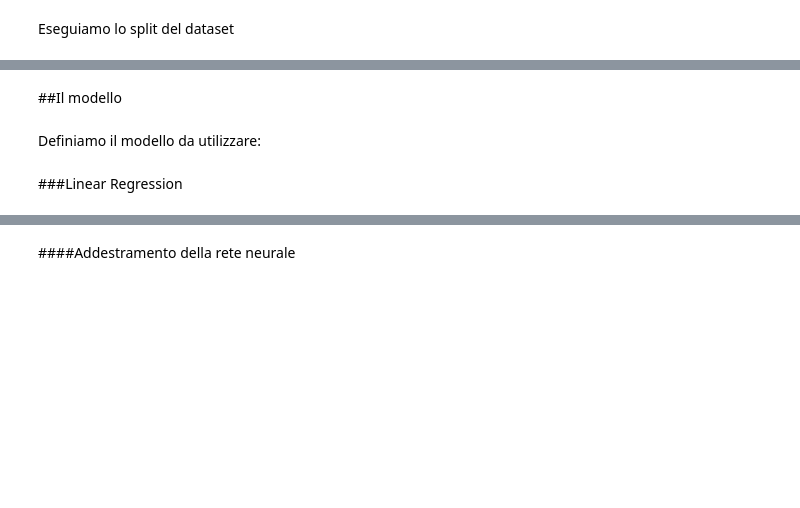
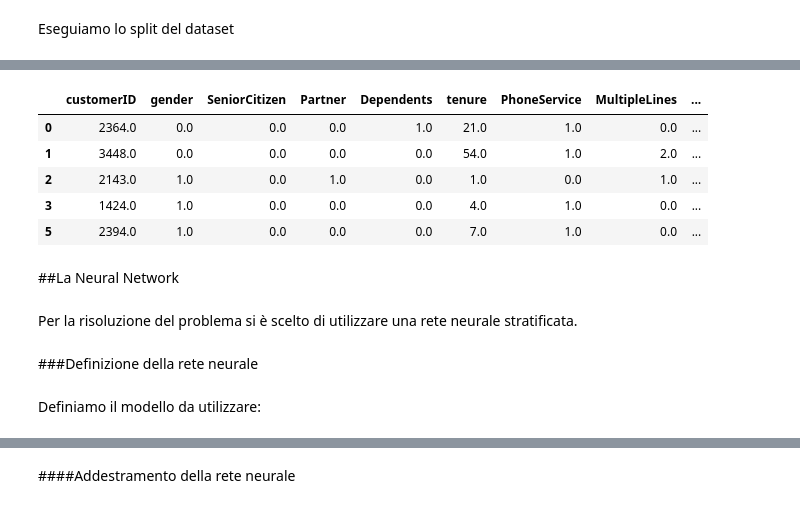
Before and after one commit to rirolli/TelcoChurn, a Jupyter notebook: TelcoChurn.ipynb, the cells around one changed output, grey strips where cells are left out. Saved outputs shown, nothing was run; the diff lists cells and outputs as text; code cells hidden in the pictures; blank space fills up the shorter version.

```diff
--- a/TelcoChurn.ipynb
+++ b/TelcoChurn.ipynb
@@ -284,6 +310,17 @@ print(val_X.shape)
-# %% [markdown]
-##Il modello
+# %%
+telco_data.head()
+# %% [output]
+|  | customerID | gender | SeniorCitizen | Partner | Dependents | tenure | PhoneService | MultipleLines | ... |
+| 0 | 2364.0 | 0.0 | 0.0 | 0.0 | 1.0 | 21.0 | 1.0 | 0.0 | ... |
+| 1 | 3448.0 | 0.0 | 0.0 | 0.0 | 0.0 | 54.0 | 1.0 | 2.0 | ... |
+| 2 | 2143.0 | 1.0 | 0.0 | 1.0 | 0.0 | 1.0 | 0.0 | 1.0 | ... |
+| 3 | 1424.0 | 1.0 | 0.0 | 0.0 | 0.0 | 4.0 | 1.0 | 0.0 | ... |
+| 5 | 2394.0 | 1.0 | 0.0 | 0.0 | 0.0 | 7.0 | 1.0 | 0.0 | ... |
+# %% [markdown]
+##La Neural Network
+# %% [markdown]
+Per la risoluzione del problema si è scelto di utilizzare una rete neurale stratificata.
+# %% [markdown]
+###Definizione della rete neurale
 # %% [markdown]
 Definiamo il modello da utilizzare:
-# %% [markdown]
-###Linear Regression
```
Also changed, not shown: parts of 46 cells of this notebook.
